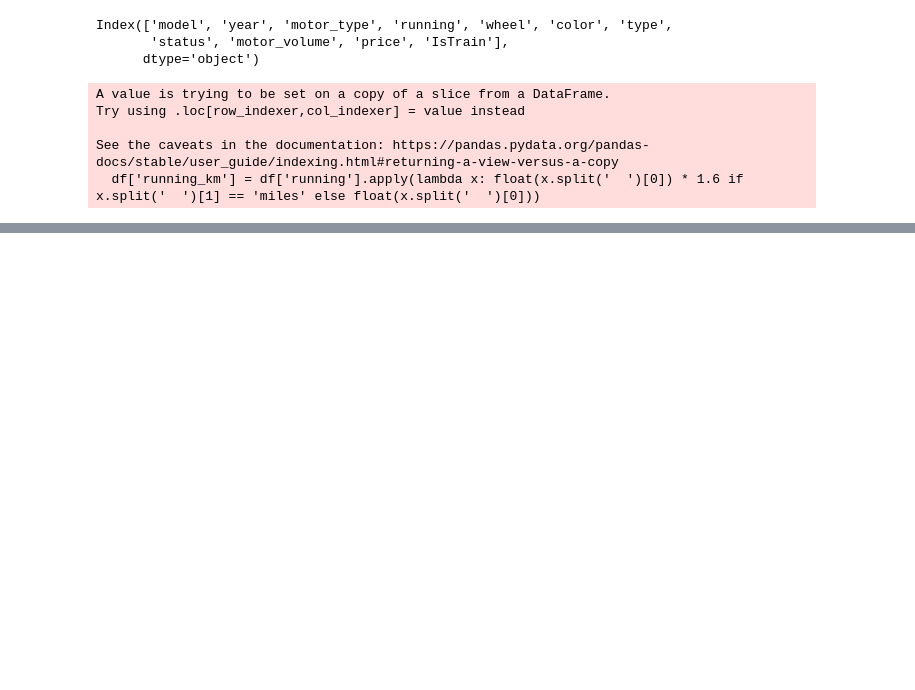
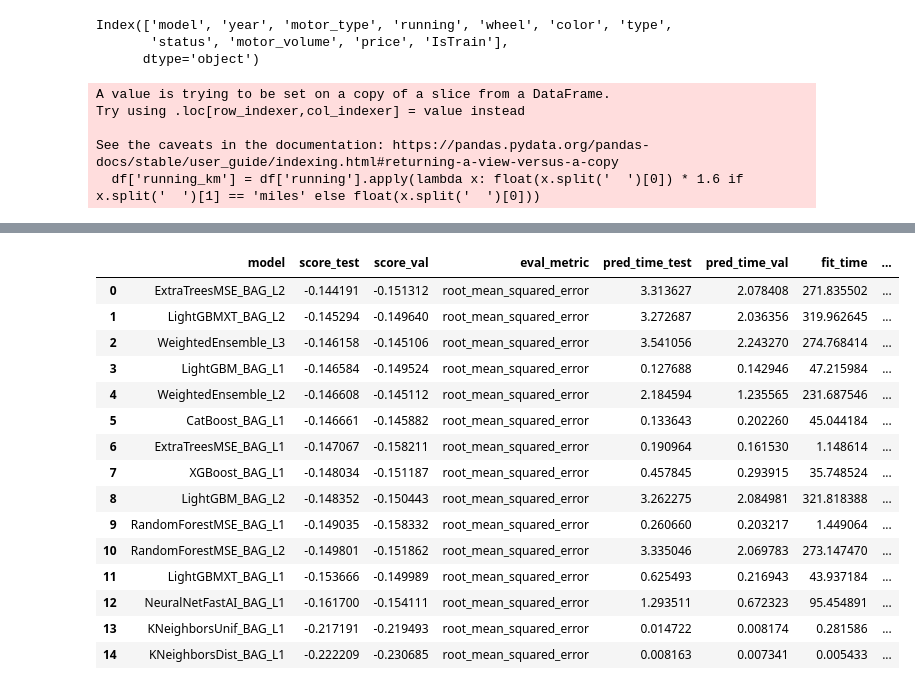
Before and after one commit to pladee42/car-price-prediction, a Jupyter notebook: car-price.ipynb, the cells around one changed output, grey strips where cells are left out. Cells and saved outputs as stored; diff of their text form; code cells hidden in the pictures; blank space fills up the shorter version.

```diff
--- a/car-price.ipynb
+++ b/car-price.ipynb
@@ -410,0 +434,15 @@ Root Mean Squared Error (RMSE): 2472.4644
+# %%
+# All models
+estimators = [
+    ('SVR', grids['SVR'].best_estimator_),
+    ('RandomForest', grids['RandomForest'].best_estimator_),
+    ('XGBRegressor', grids['XGBRegressor'].best_estimator_),
+    ('LGBMRegressor', grids['LGBMRegressor'].best_estimator_),
+    ('CatBoostRegressor', grids['CatBoostRegressor'].best_estimator_)
+]
+
+all_voting_regressor = VotingRegressor(estimators=estimators, n_jobs=-1)
+all_voting_regressor.fit(X_train, y_train)
+
+all_stacking_regressor = StackingRegressor(estimators=estimators, n_jobs=-1)
+all_stacking_regressor.fit(X_train, y_train)
@@ -410,0 +482,13 @@ Root Mean Squared Error (RMSE): 2472.4644
+# %%
+# Top 3 best models
+estimators = [
+    ('RandomForest', grids['RandomForest'].best_estimator_),
+    ('LGBMRegressor', grids['LGBMRegressor'].best_estimator_),
+    ('CatBoostRegressor', grids['CatBoostRegressor'].best_estimator_)
+]
+
+top3_voting_regressor = VotingRegressor(estimators=estimators, n_jobs=-1)
+top3_voting_regressor.fit(X_train, y_train)
+
+top3_stacking_regressor = StackingRegressor(estimators=estimators, n_jobs=-1)
+top3_stacking_regressor.fit(X_train, y_train)
@@ -410,0 +543,3 @@ Root Mean Squared Error (RMSE): 2472.4644
+# %%
+processed_train = pd.concat([pd.DataFrame(X_train, columns=pipeline.named_steps['preprocessing'].get_feature_names_out()), pd.DataFrame(y_train, columns=['price']).reset_index(drop=True)], axis=1)
+processed_test = pd.concat([pd.DataFrame(X_test, columns=pipeline.named_steps['preprocessing'].get_feature_names_out()), pd.DataFrame(y_test, columns=['price']).reset_index(drop=True)], axis=1)
@@ -410,0 +571,9 @@ Root Mean Squared Error (RMSE): 2472.4644
+# %%
+from autogluon.tabular import TabularPredictor
+
+autogluon_model = TabularPredictor(label='price', eval_metric='rmse')
+autogluon_model.fit(processed_train,
+              time_limit=600,
+              presets='best_quality',
+              num_bag_folds=5,
+              num_bag_sets=5)
@@ -410,0 +599,19 @@ Root Mean Squared Error (RMSE): 2472.4644
+# %%
+autogluon_model.leaderboard(processed_test, silent=True)
+# %% [output]
+|  | model | score_test | score_val | eval_metric | pred_time_test | pred_time_val | fit_time | ... |
+| 0 | ExtraTreesMSE_BAG_L2 | -0.144191 | -0.151312 | root_mean_squared_error | 3.313627 | 2.078408 | 271.835502 | ... |
+| 1 | LightGBMXT_BAG_L2 | -0.145294 | -0.149640 | root_mean_squared_error | 3.272687 | 2.036356 | 319.962645 | ... |
+| 2 | WeightedEnsemble_L3 | -0.146158 | -0.145106 | root_mean_squared_error | 3.541056 | 2.243270 | 274.768414 | ... |
+| 3 | LightGBM_BAG_L1 | -0.146584 | -0.149524 | root_mean_squared_error | 0.127688 | 0.142946 | 47.215984 | ... |
+| 4 | WeightedEnsemble_L2 | -0.146608 | -0.145112 | root_mean_squared_error | 2.184594 | 1.235565 | 231.687546 | ... |
+| 5 | CatBoost_BAG_L1 | -0.146661 | -0.145882 | root_mean_squared_error | 0.133643 | 0.202260 | 45.044184 | ... |
+| 6 | ExtraTreesMSE_BAG_L1 | -0.147067 | -0.158211 | root_mean_squared_error | 0.190964 | 0.161530 | 1.148614 | ... |
+| 7 | XGBoost_BAG_L1 | -0.148034 | -0.151187 | root_mean_squared_error | 0.457845 | 0.293915 | 35.748524 | ... |
+| 8 | LightGBM_BAG_L2 | -0.148352 | -0.150443 | root_mean_squared_error | 3.262275 | 2.084981 | 321.818388 | ... |
+| 9 | RandomForestMSE_BAG_L1 | -0.149035 | -0.158332 | root_mean_squared_error | 0.260660 | 0.203217 | 1.449064 | ... |
+| 10 | RandomForestMSE_BAG_L2 | -0.149801 | -0.151862 | root_mean_squared_error | 3.335046 | 2.069783 | 273.147470 | ... |
+| 11 | LightGBMXT_BAG_L1 | -0.153666 | -0.149989 | root_mean_squared_error | 0.625493 | 0.216943 | 43.937184 | ... |
+| 12 | NeuralNetFastAI_BAG_L1 | -0.161700 | -0.154111 | root_mean_squared_error | 1.293511 | 0.672323 | 95.454891 | ... |
+| 13 | KNeighborsUnif_BAG_L1 | -0.217191 | -0.219493 | root_mean_squared_error | 0.014722 | 0.008174 | 0.281586 | ... |
+| 14 | KNeighborsDist_BAG_L1 | -0.222209 | -0.230685 | root_mean_squared_error | 0.008163 | 0.007341 | 0.005433 | ... |
```
Also changed, not shown: parts of 25 cells of this notebook.
